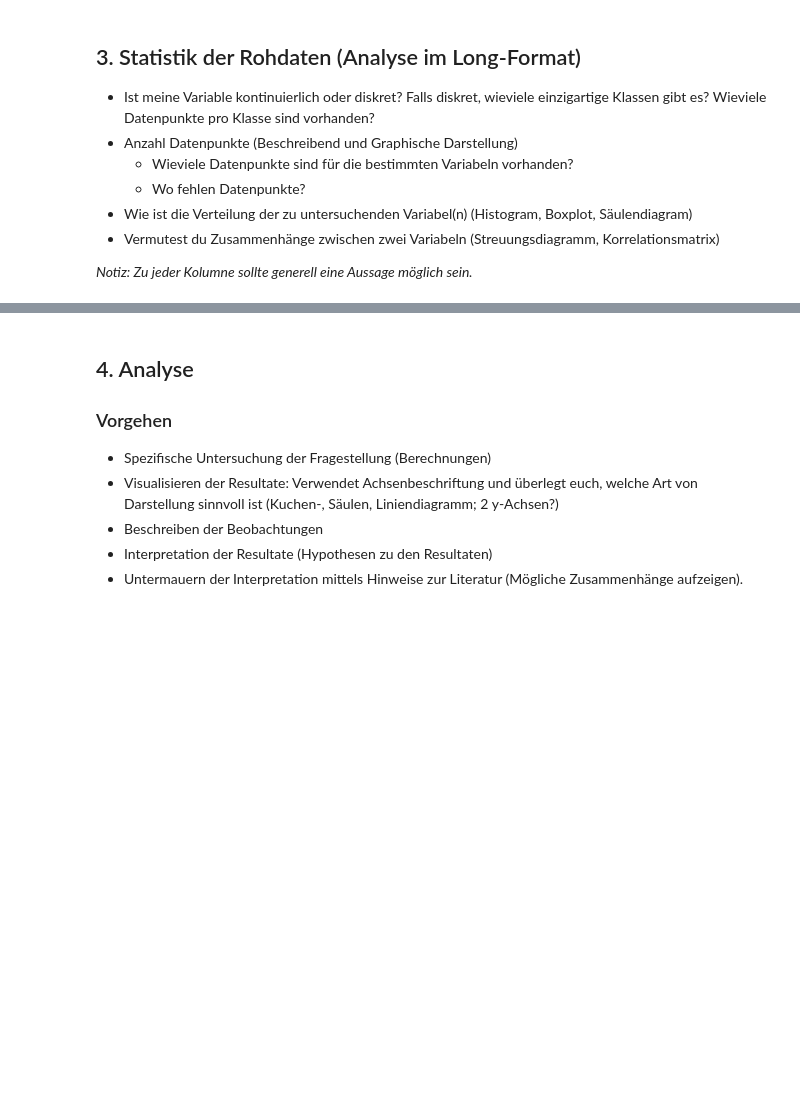
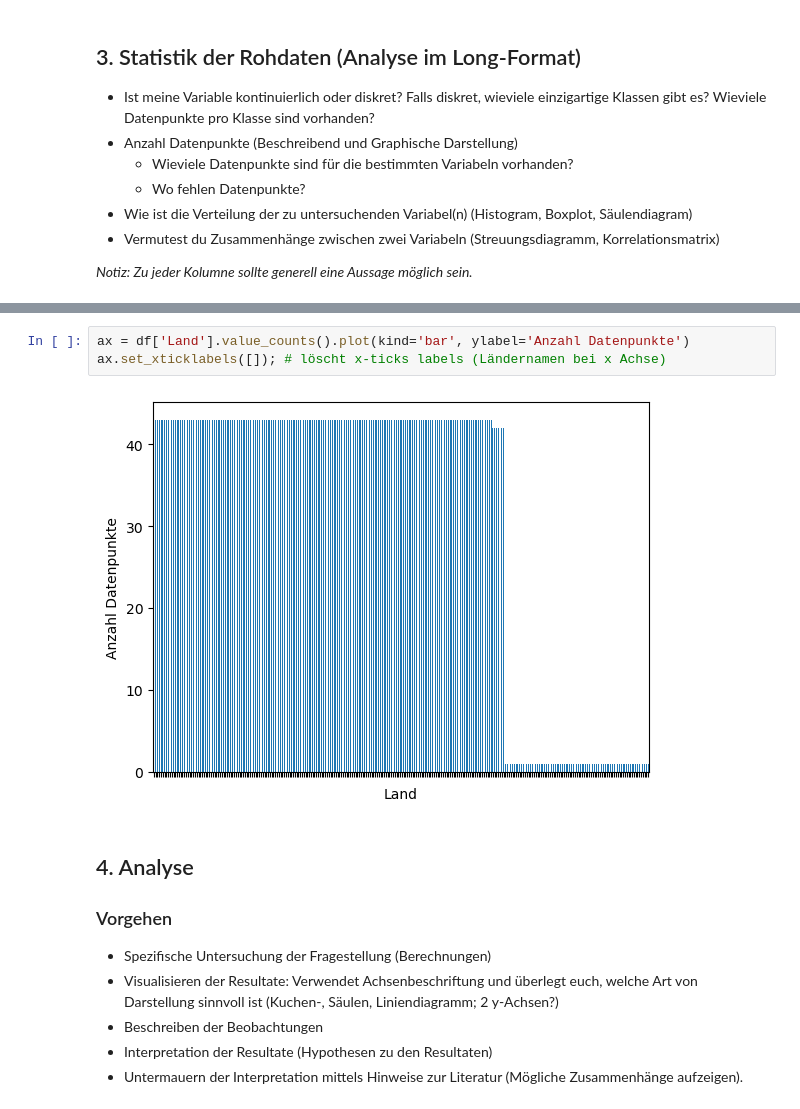
Before and after one commit to Hirnfresser/Leistungsnachweis_Phyton, a Jupyter notebook: Grundgerüst_Leistungsnachweis.ipynb, the cells around one changed output, grey strips where cells are left out. Drawn from its saved outputs; the diff is of its cells as text; blank space fills up the shorter version.

```diff
--- a/Grundgerüst_Leistungsnachweis.ipynb
+++ b/Grundgerüst_Leistungsnachweis.ipynb
@@ -148,3 +187,8 @@ df_pivot.head()
+# %%
+ax = df['Land'].value_counts().plot(kind='bar', ylabel='Anzahl Datenpunkte')
+ax.set_xticklabels([]); # löscht x-ticks labels (Ländernamen bei x Achse)
+# %% [output]
+[figure, added]
 # %% [markdown]
 ## 4. Analyse
 
```
Also changed, not shown: parts of 4 cells of this notebook, 1 other file.
